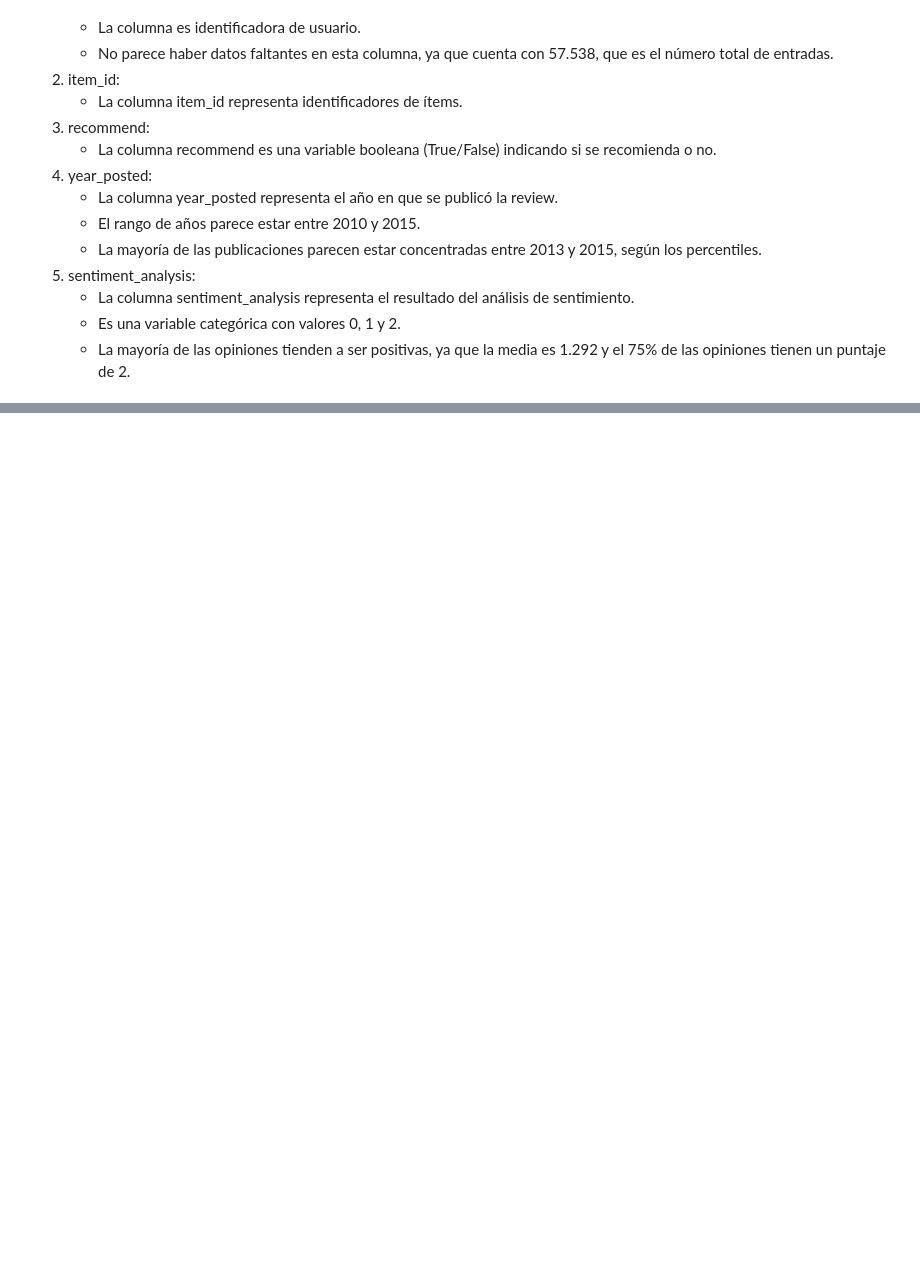
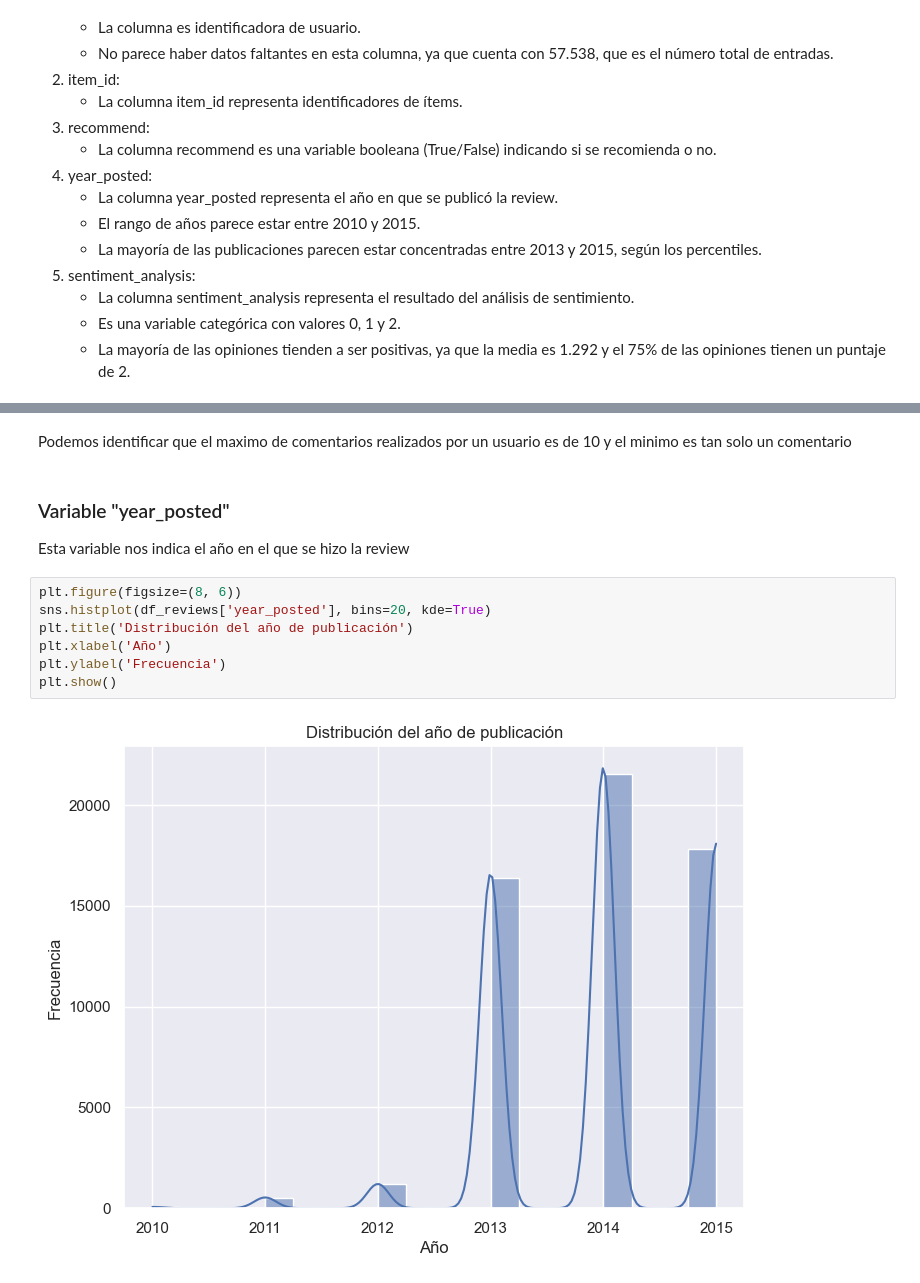
Before and after one commit to ASGuzman/PI_MLOps_Steam, a Jupyter notebook: 05_EDA.ipynb, the cells around one changed output, grey strips where cells are left out. Drawn from its saved outputs; the diff is of its cells as text; blank space fills up the shorter version.

```diff
--- a/05_EDA.ipynb
+++ b/05_EDA.ipynb
@@ -548,0 +569,14 @@ df_reviews.describe()
+# %% [markdown]
+Podemos identificar que el maximo de comentarios realizados por un usuario es de 10 y el minimo es tan solo un comentario
+# %% [markdown]
+### Variable "year_posted"
+Esta variable nos indica el año en el que se hizo la review
+# %%
+plt.figure(figsize=(8, 6))
+sns.histplot(df_reviews['year_posted'], bins=20, kde=True)
+plt.title('Distribución del año de publicación')
+plt.xlabel('Año')
+plt.ylabel('Frecuencia')
+plt.show()
+# %% [output]
+[figure, added]
```
Also changed, not shown: parts of 23 cells of this notebook.
